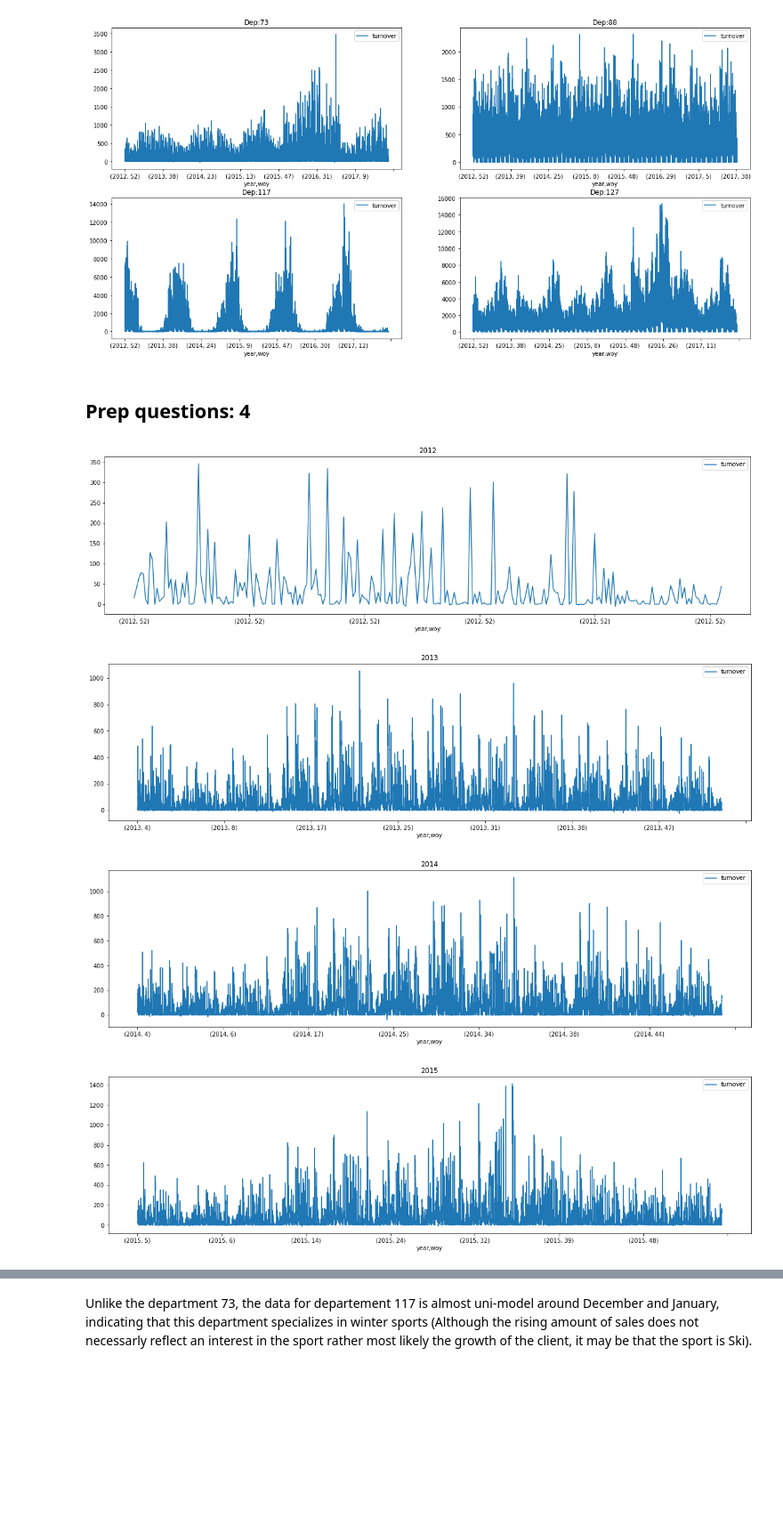
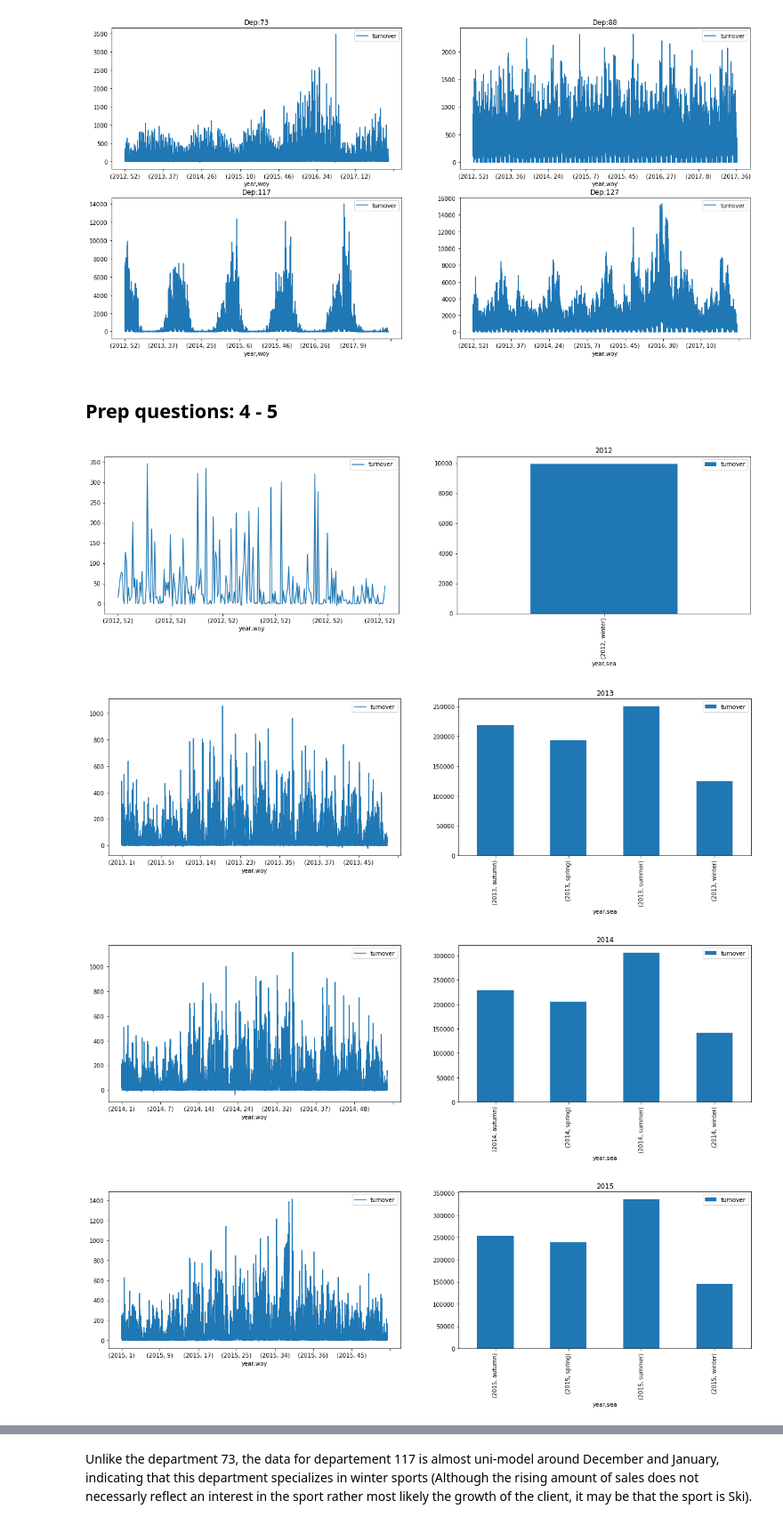
Before and after one commit to YKritet/Decathlon_ML_test, a Jupyter notebook: notebook.ipynb, the cells around one changed output, grey strips where cells are left out. Shown at 89% size. Saved outputs shown, nothing was run; the diff lists cells and outputs as text; code cells hidden in the pictures; blank space fills up the shorter version.

```diff
--- a/notebook.ipynb
+++ b/notebook.ipynb
@@ -126,3 +140,7 @@ The number of extreme outliers in the data is : 14
+# %%
+limit_row = 322*4*52*5
+df_train.loc[:, 'day_id'] = pd.to_datetime(df_train['day_id'])
+df_train = df_train.sort_values(by='day_id').iloc[:limit_row,:]
 # %% [markdown]
 ## Preprocess data
 # %%
@@ -146,6 +164,14 @@ columns_mapping = {
                   "but_region_idr_region" : "reg",
                   "zod_idr_zone_dgr"      : "zod"
                  }
+# %%
+# Roughly
+mapping = {'winter': [49,50,51,52] + list(range(0,9)),
+           'spring': list(range(9,22)),
+           'summer': list(range(22,35)),
+           'autumn': list(range(35,49))}
+
+mapping = {i: season for i in range(53) for season in mapping.keys() if i in mapping[season]}
 # %%
 df_train = process_date_col(df_train).rename(columns = columns_mapping, inplace = False)
 df_test = process_date_col(df_test).rename(columns = columns_mapping, inplace = False)
@@ -153,8 +179,11 @@ df_feat = df_feat.rename(columns = columns_mapping, inplace = False)
 # %%
 df_train = df_train.merge(df_feat, on='bun', how='left').sort_values(by=['year', 'month', 'bun', 'dep']).reset_index()
 df_test  = df_test.merge(df_feat, on='bun', how='left').sort_values(by=['year', 'month', 'bun', 'dep']).reset_index()
+# %%
+df_train.loc[:, 'sea'] = df_train['woy'].map(mapping)
+df_test.loc[:, 'sea'] =  df_test['woy'].map(mapping)
 # %%
-features = ['year', 'month', 'woy', 'bun', 'dep', 'lat', 'lon', 'reg', 'zod']
+features = ['year', 'month', 'woy', 'bun', 'dep', 'sea', 'lat', 'lon', 'reg', 'zod']
 target = ['turnover']
 # %%
 df_train = df_train[features + target]
@@ -214,16 +246,19 @@ for row in range(n_rows):
 # %% [output]
 [figure]
 # %% [markdown]
-## Prep questions: 4
+## Prep questions: 4 - 5
 # %%
 years = list(df_train['year'].unique())
 # %%
 for year in years:
-    sample = df_train.loc[(df_train['dep']==73)&(df_train['year']==year), :].set_index(['year', 'woy'])
-    sample.plot(y='turnover', figsize=(20,5))
+    fig, axes = plt.subplots(nrows=1, ncols=2, figsize=(20,5))
+    sample_1 = df_train.loc[(df_train['dep']==73)&(df_train['year']==year), :].set_index(['year', 'woy'])
+    sample_2 = df_train.loc[(df_train['dep']==73)&(df_train['year']==year), :].groupby(['year', 'sea']).sum()
+    sample_1.plot(ax=axes[0], y='turnover')
+    sample_2.plot(ax=axes[1], y='turnover', kind='bar')
     plt.title(f'{year}')
 # %% [output]
-[figure, old version]
+[figure, new version]
-[figure, old version]
+[figure, new version]
-[figure, old version]
+[figure, new version]
-[figure, old version]
+[figure, new version]
```
Also changed, not shown: parts of 54 cells of this notebook.
